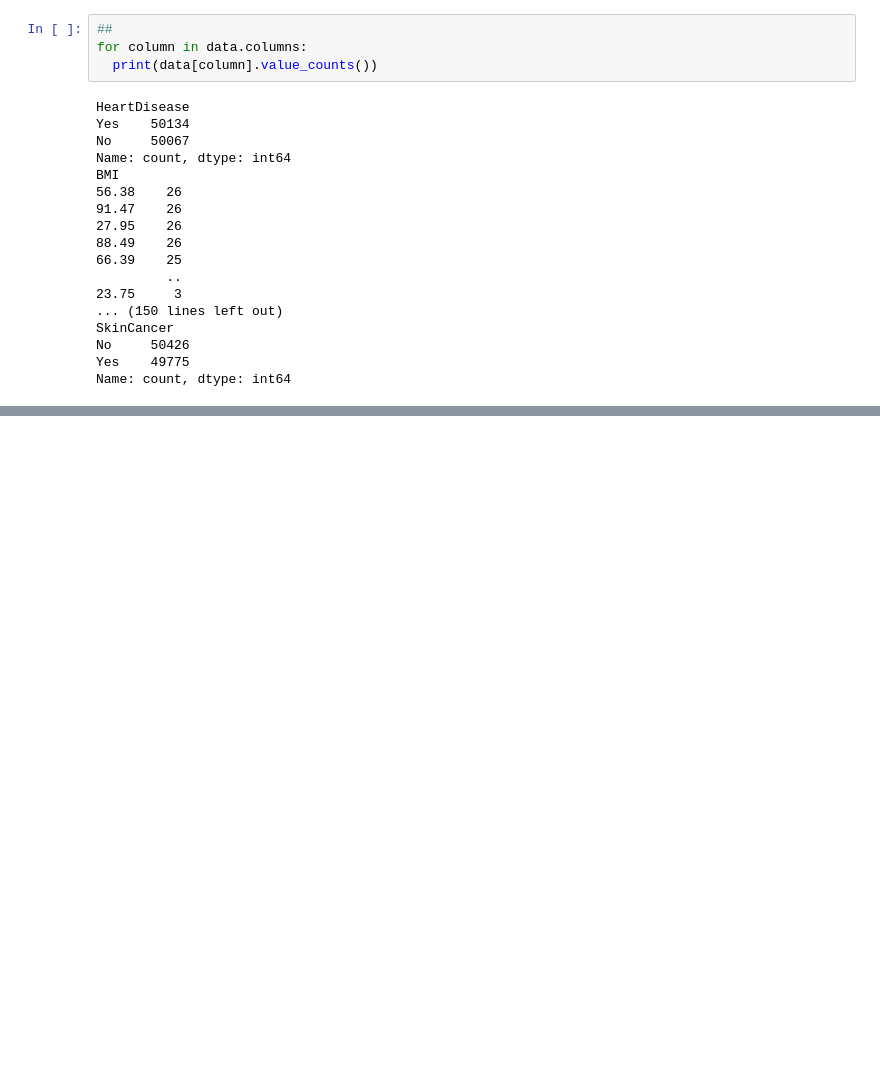
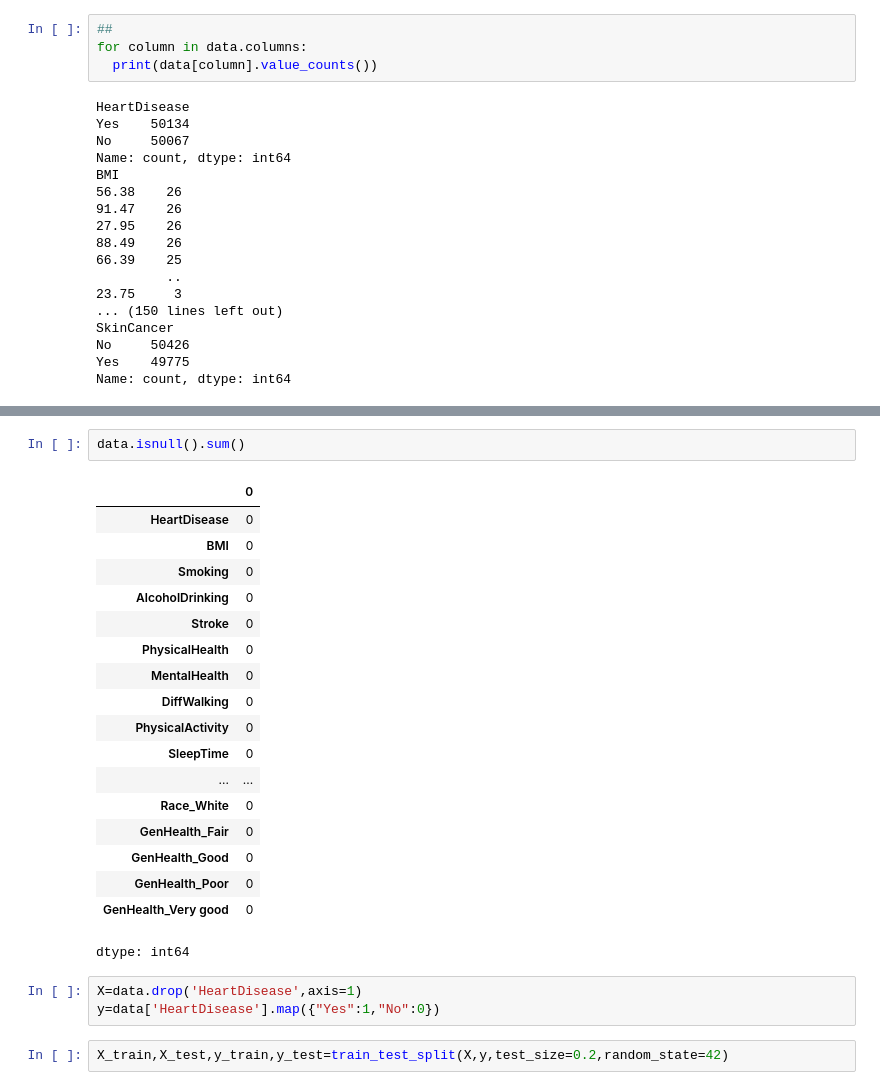
Before and after one commit to NafeesFathima6464/python_ad, a Jupyter notebook: Day35.ipynb, the cells around one changed output, grey strips where cells are left out. Drawn from its saved outputs; the diff is of its cells as text; blank space fills up the shorter version.

```diff
--- a/Day35.ipynb
+++ b/Day35.ipynb
@@ -113,0 +158,26 @@ Name: count, dtype: int64
+# %%
+data.isnull().sum()
+# %% [output]
+|  | 0 |
+| HeartDisease | 0 |
+| BMI | 0 |
+| Smoking | 0 |
+| AlcoholDrinking | 0 |
+| Stroke | 0 |
+| PhysicalHealth | 0 |
+| MentalHealth | 0 |
+| DiffWalking | 0 |
+| PhysicalActivity | 0 |
+| SleepTime | 0 |
+| ... | ... |
+| Race_White | 0 |
+| GenHealth_Fair | 0 |
+| GenHealth_Good | 0 |
+| GenHealth_Poor | 0 |
+| GenHealth_Very good | 0 |
+dtype: int64
+# %%
+X=data.drop('HeartDisease',axis=1)
+y=data['HeartDisease'].map({"Yes":1,"No":0})
+# %%
+X_train,X_test,y_train,y_test=train_test_split(X,y,test_size=0.2,random_state=42)
```
Also changed, not shown: parts of 8 cells of this notebook.
